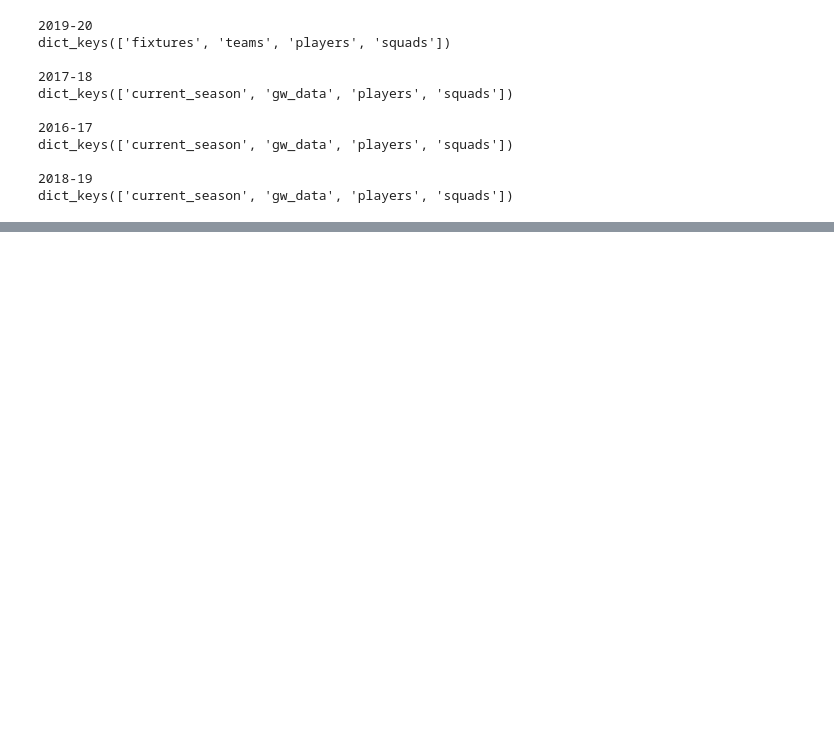
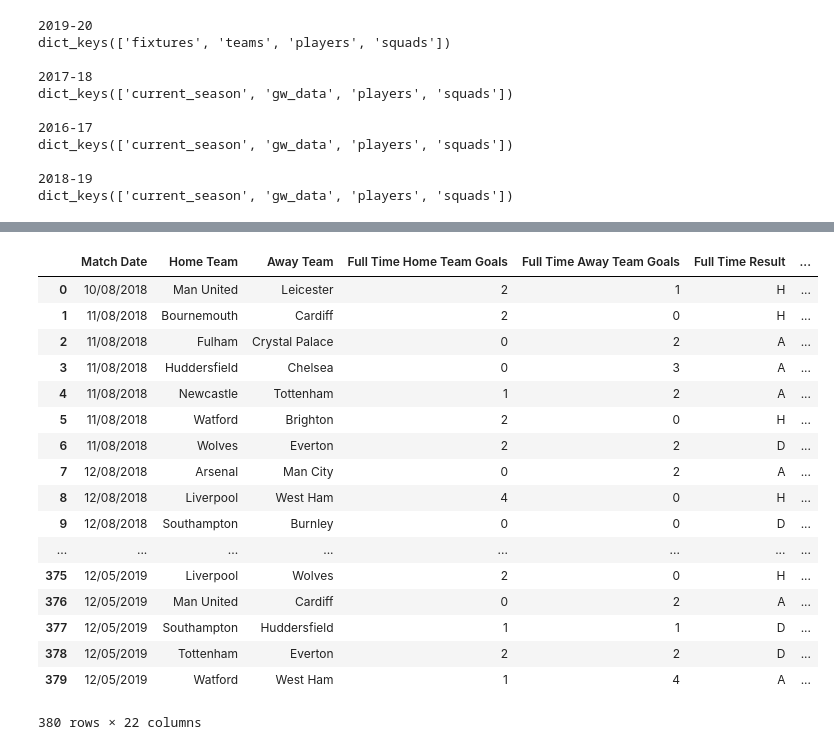
Before and after one commit to karans04/FPL, a Jupyter notebook: FPL_analysis.ipynb, the cells around one changed output, grey strips where cells are left out. Drawn from its saved outputs; the diff is of its cells as text; code cells hidden in the pictures; blank space fills up the shorter version.

```diff
--- a/FPL_analysis.ipynb
+++ b/FPL_analysis.ipynb
@@ -31,9 +31,9 @@ def unpack_season(year_fp,current, teams = None):
     #differing data files between the current season and past seasons
     if year_fp.split('/')[1] != current:
         current_season = pd.read_csv(season_fp)
-        data['current_season'] = current_season
+        data['current_season'] = clean_results(current_season)
 
-        #no gw data at the start of the current season
+        #gw data only available for past seasons
         for file in os.listdir(gw_data_fp):
             filename = os.fsdecode(file)
             key_val = filename.split('.')[0]
@@ -114,11 +142,13 @@ def get_all_seasons(current):
     seasons = {}
     print(current)
     current_season_fp = os.path.join('data', current)
+    #getting current season information since we need to know the teams playing
     current_season = unpack_season(current_season_fp, current)
     seasons[current] = current_season
     teams = seasons[current]['teams']
+    #get all previous season data
     for file in os.listdir('data'):
-        if file == current:
+        if file == current or file == 'data_dict.txt':
             continue
         print(file)
         season_fp = os.path.join('data', file)
@@ -141,3 +171,7 @@ dict_keys(['current_season', 'gw_data', 'players', 'squads'])
 dict_keys(['current_season', 'gw_data', 'players', 'squads'])
 # %%
 seasons = seasons_data.copy()
+# %%
+cop = seasons['2018-19']['current_season']
+ar = cop.loc[cop['Away Team Red Cards']>0]
+hr = cop.loc[cop['Home Team Red Cards']>0]
@@ -143,0 +210,21 @@ seasons = seasons_data.copy()
+# %%
+cop
+# %% [output]
+|  | Match Date | Home Team | Away Team | Full Time Home Team Goals | Full Time Away Team Goals | Full Time Result | ... |
+| 0 | 10/08/2018 | Man United | Leicester | 2 | 1 | H | ... |
+| 1 | 11/08/2018 | Bournemouth | Cardiff | 2 | 0 | H | ... |
+| 2 | 11/08/2018 | Fulham | Crystal Palace | 0 | 2 | A | ... |
+| 3 | 11/08/2018 | Huddersfield | Chelsea | 0 | 3 | A | ... |
+| 4 | 11/08/2018 | Newcastle | Tottenham | 1 | 2 | A | ... |
+| 5 | 11/08/2018 | Watford | Brighton | 2 | 0 | H | ... |
+| 6 | 11/08/2018 | Wolves | Everton | 2 | 2 | D | ... |
+| 7 | 12/08/2018 | Arsenal | Man City | 0 | 2 | A | ... |
+| 8 | 12/08/2018 | Liverpool | West Ham | 4 | 0 | H | ... |
+| 9 | 12/08/2018 | Southampton | Burnley | 0 | 0 | D | ... |
+| ... | ... | ... | ... | ... | ... | ... | ... |
+| 375 | 12/05/2019 | Liverpool | Wolves | 2 | 0 | H | ... |
+| 376 | 12/05/2019 | Man United | Cardiff | 0 | 2 | A | ... |
+| 377 | 12/05/2019 | Southampton | Huddersfield | 1 | 1 | D | ... |
+| 378 | 12/05/2019 | Tottenham | Everton | 2 | 2 | D | ... |
+| 379 | 12/05/2019 | Watford | West Ham | 1 | 4 | A | ... |
+380 rows × 22 columns
```
Also changed, not shown: parts of 4 cells of this notebook, 1 other file.
